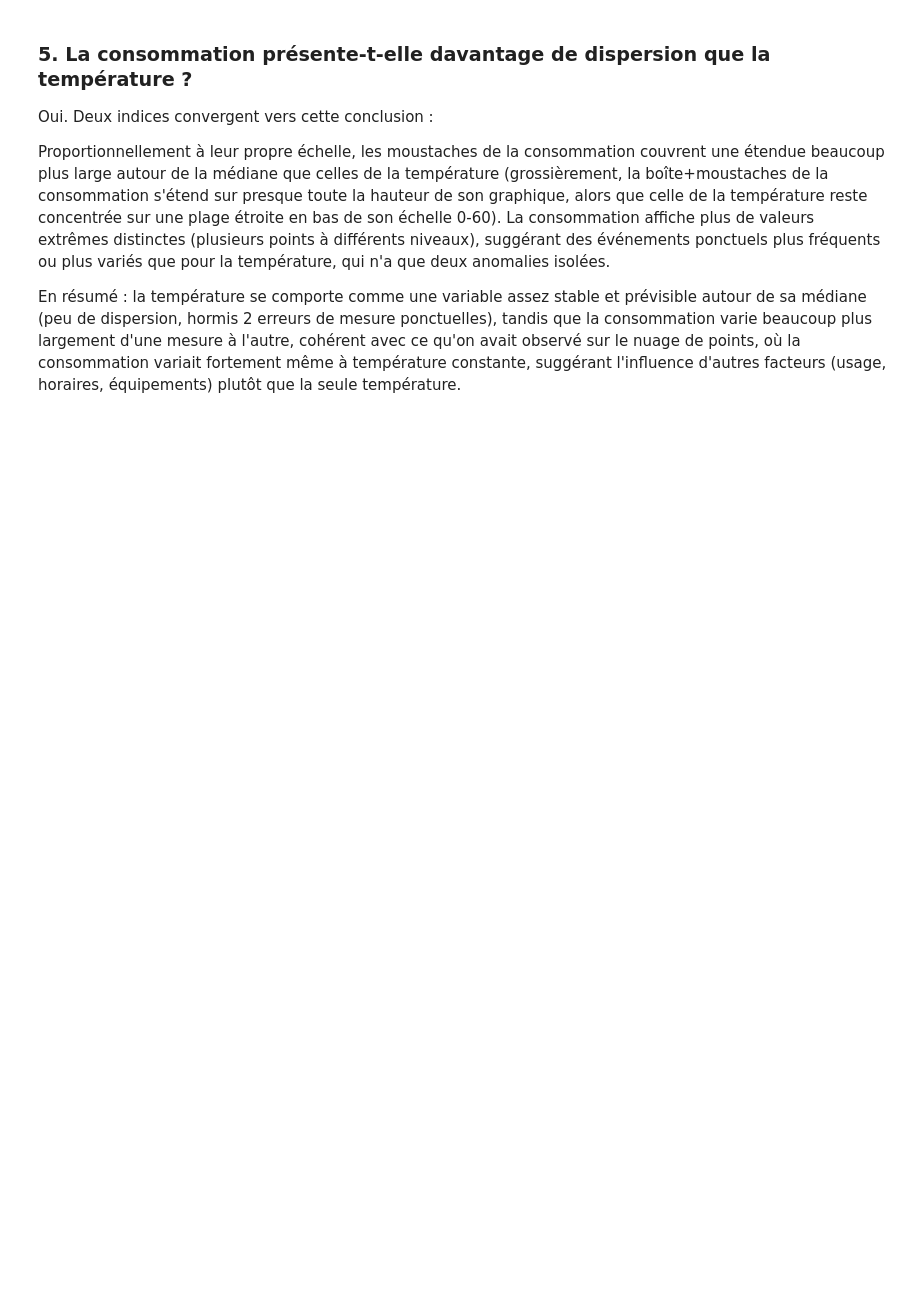
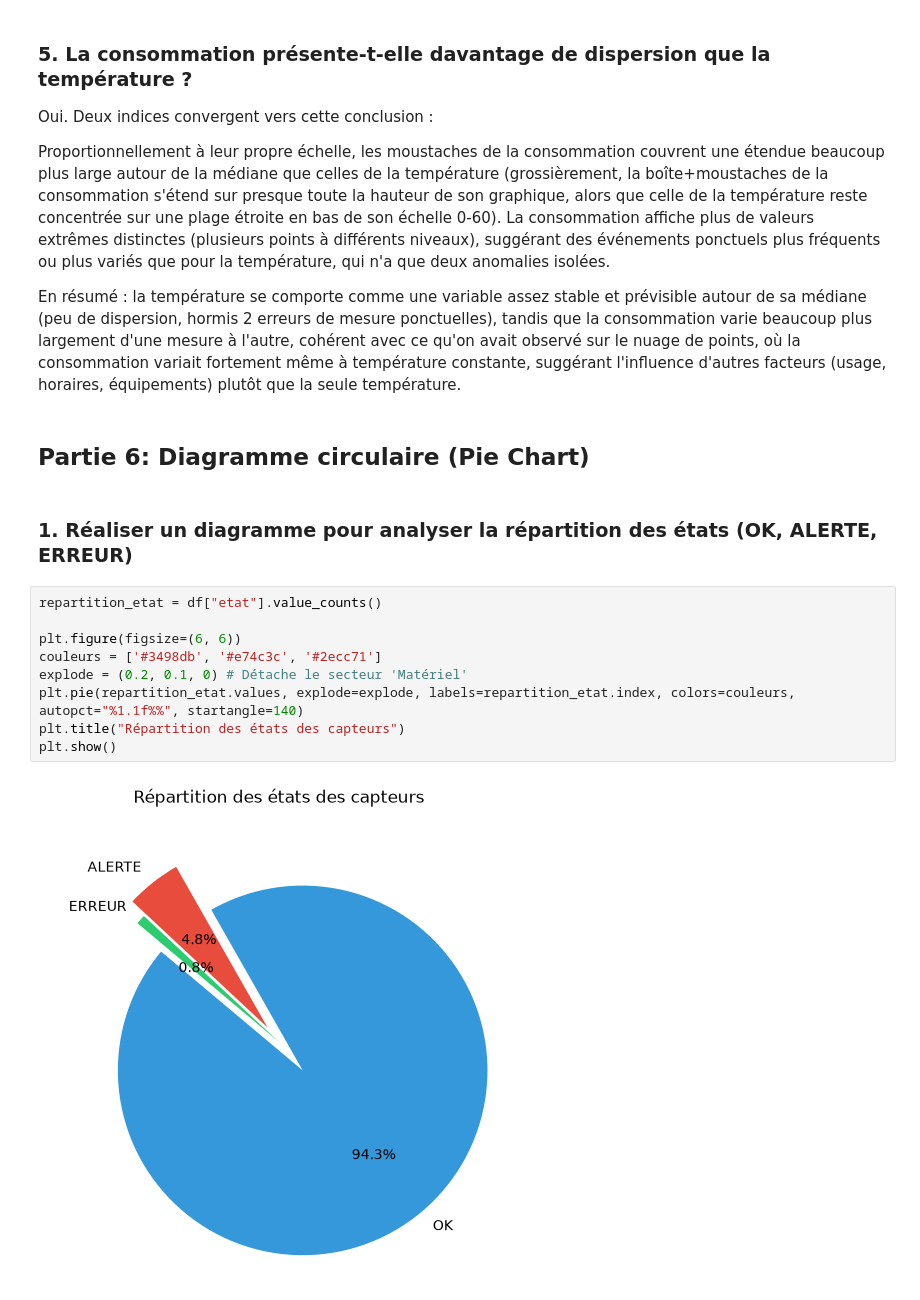
Before and after one commit to sinendoye/atelier_matplotlib_iot, a Jupyter notebook: notebooks/atelier_matplotlib_iot.ipynb, the cells around one changed output. Drawn from its saved outputs; the diff is of its cells as text; blank space fills up the shorter version.

Commit message:
Partie 6: Diagramme Circulaire + mise en forme globale

```diff
--- a/notebooks/atelier_matplotlib_iot.ipynb
+++ b/notebooks/atelier_matplotlib_iot.ipynb
@@ -251,3 +251,18 @@ Proportionnellement à leur propre échelle, les moustaches de la consommation c
 La consommation affiche plus de valeurs extrêmes distinctes (plusieurs points à différents niveaux), suggérant des événements ponctuels plus fréquents ou plus variés que pour la température, qui n'a que deux anomalies isolées.
 
 En résumé : la température se comporte comme une variable assez stable et prévisible autour de sa médiane (peu de dispersion, hormis 2 erreurs de mesure ponctuelles), tandis que la consommation varie beaucoup plus largement d'une mesure à l'autre, cohérent avec ce qu'on avait observé sur le nuage de points, où la consommation variait fortement même à température constante, suggérant l'influence d'autres facteurs (usage, horaires, équipements) plutôt que la seule température.
+# %% [markdown]
+## Partie 6: Diagramme circulaire (Pie Chart)
+# %% [markdown]
+### 1. Réaliser un diagramme pour analyser la répartition des états (OK, ALERTE, ERREUR)
+# %%
+repartition_etat = df["etat"].value_counts()
+
+plt.figure(figsize=(6, 6))
+couleurs = ['#3498db', '#e74c3c', '#2ecc71']
+explode = (0.2, 0.1, 0) # Détache le secteur 'Matériel'
+plt.pie(repartition_etat.values, explode=explode, labels=repartition_etat.index, colors=couleurs, autopct="%1.1f%%", startangle=140)
+plt.title("Répartition des états des capteurs")
+plt.show()
+# %% [output]
+[figure, added]
```
Also changed, not shown: parts of 10 cells of this notebook.
